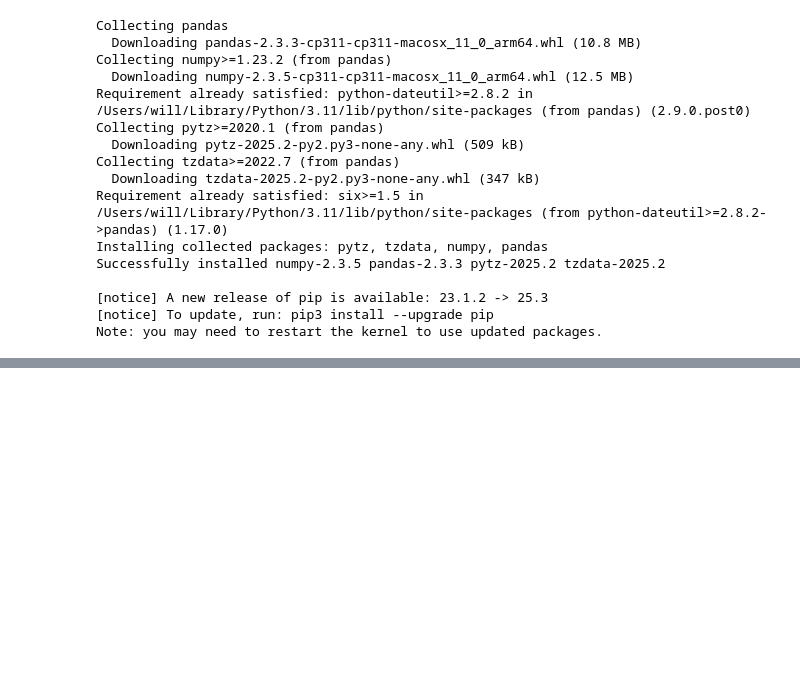
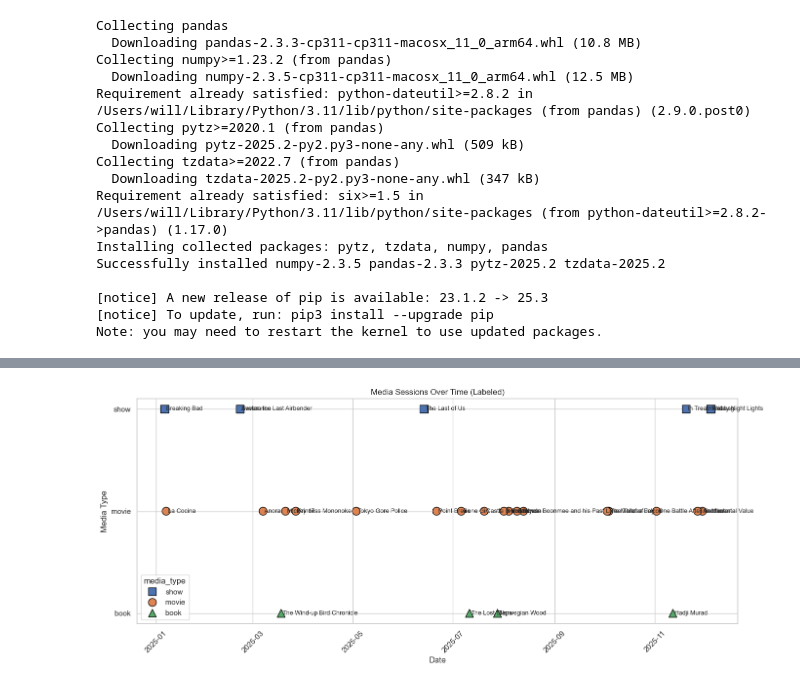
Before and after one commit to wluna01/gatsby-portfolio, a Jupyter notebook: wrapped.ipynb, the cells around one changed output, grey strips where cells are left out. Saved outputs shown, nothing was run; the diff lists cells and outputs as text; code cells hidden in the pictures; blank space fills up the shorter version.

```diff
--- a/wrapped.ipynb
+++ b/wrapped.ipynb
@@ -146,0 +130,48 @@ df.head()
+# %%
+import seaborn as sns
+import matplotlib.pyplot as plt
+
+# ensure datetime is proper dtype
+df["datetime"] = pd.to_datetime(df["datetime"])
+
+sns.set_theme(style="whitegrid")
+
+markers = {
+    "movie": "o",
+    "show": "s",
+    "book": "^"
+}
+
+plt.figure(figsize=(14, 6))
+
+ax = sns.scatterplot(
+    data=df,
+    x="datetime",
+    y="media_type",
+    hue="media_type",
+    style="media_type",
+    markers=markers,
+    s=140,
+    edgecolor="black",
+)
+
+# --- Add labels for each point ---
+for _, row in df.iterrows():
+    ax.text(
+        row["datetime"],
+        row["media_type"],
+        f" {row['title']}",      # leading space for nicer offset
+        fontsize=9,
+        verticalalignment="center",
+        horizontalalignment="left"
+    )
+
+plt.title("Media Sessions Over Time (Labeled)")
+plt.xlabel("Date")
+plt.ylabel("Media Type")
+
+plt.xticks(rotation=45)
+plt.tight_layout()
+plt.show()
+# %% [output]
+[figure, added]
```
Also changed, not shown: parts of 12 cells of this notebook.
